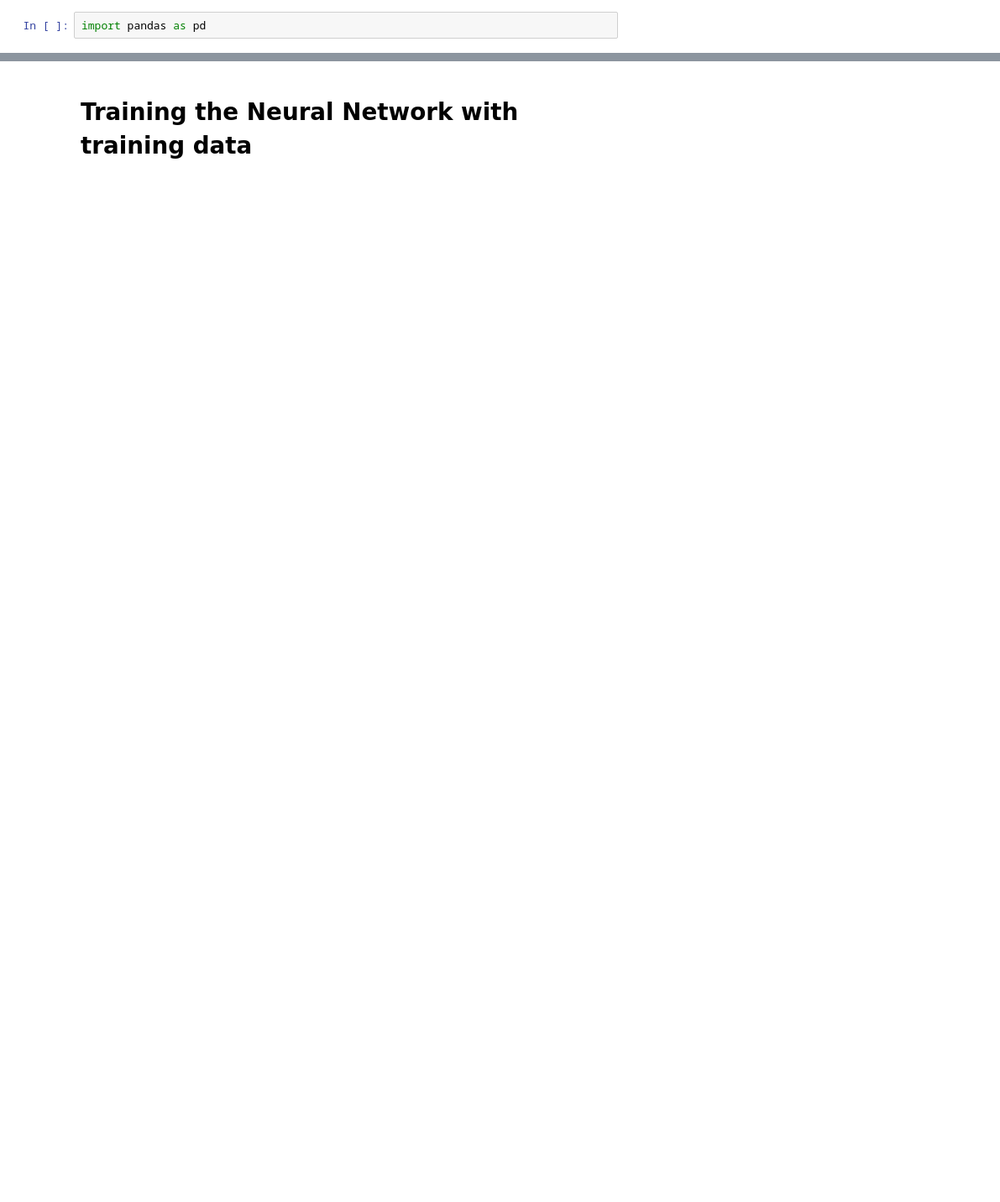
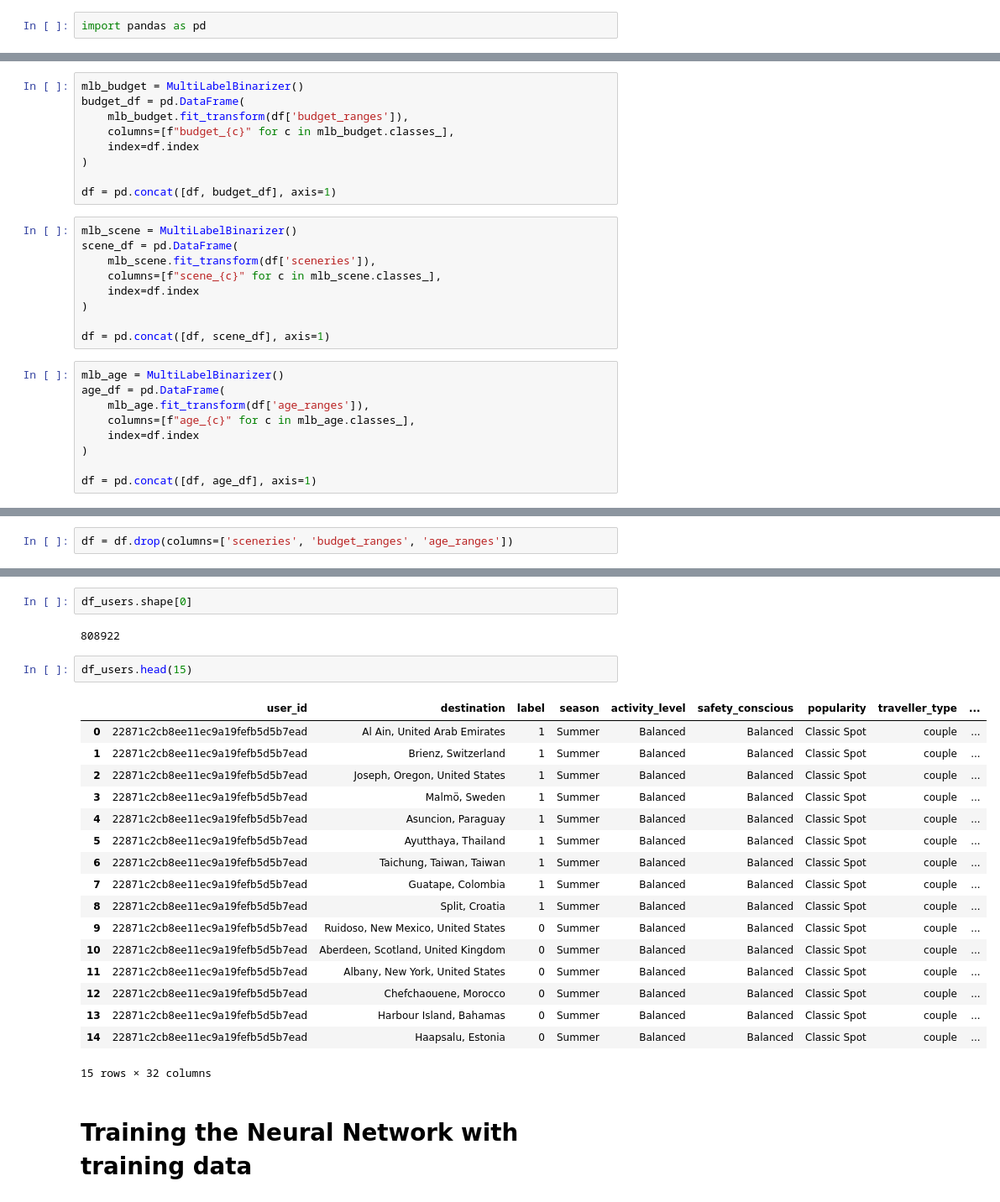
Before and after one commit to tijanatoskovic/Travel-Recommendation, a Jupyter notebook: nn/neural_network.ipynb, the cells around one changed output, grey strips where cells are left out. Shown at 84% size. Cells and saved outputs as stored; diff of their text form; blank space fills up the shorter version.

```diff
--- a/nn/neural_network.ipynb
+++ b/nn/neural_network.ipynb
@@ -43,0 +142,27 @@ destinations["popularity"]
+# %%
+mlb_budget = MultiLabelBinarizer()
+budget_df = pd.DataFrame(
+    mlb_budget.fit_transform(df['budget_ranges']),
+    columns=[f"budget_{c}" for c in mlb_budget.classes_],
+    index=df.index
+)
+
+df = pd.concat([df, budget_df], axis=1)
+# %%
+mlb_scene = MultiLabelBinarizer()
+scene_df = pd.DataFrame(
+    mlb_scene.fit_transform(df['sceneries']),
+    columns=[f"scene_{c}" for c in mlb_scene.classes_],
+    index=df.index
+)
+
+df = pd.concat([df, scene_df], axis=1)
+# %%
+mlb_age = MultiLabelBinarizer()
+age_df = pd.DataFrame(
+    mlb_age.fit_transform(df['age_ranges']),
+    columns=[f"age_{c}" for c in mlb_age.classes_],
+    index=df.index
+)
+
+df = pd.concat([df, age_df], axis=1)
@@ -43,0 +183,2 @@ destinations["popularity"]
+# %%
+df = df.drop(columns=['sceneries', 'budget_ranges', 'age_ranges'])
@@ -44,2 +258,26 @@ destinations["popularity"]
+# %%
+df_users.shape[0]
+# %% [output]
+808922
+# %%
+df_users.head(15)
+# %% [output]
+|  | user_id | destination | label | season | activity_level | safety_conscious | popularity | traveller_type | ... |
+| 0 | 22871c2cb8ee11ec9a19fefb5d5b7ead | Al Ain, United Arab Emirates | 1 | Summer | Balanced | Balanced | Classic Spot | couple | ... |
+| 1 | 22871c2cb8ee11ec9a19fefb5d5b7ead | Brienz, Switzerland | 1 | Summer | Balanced | Balanced | Classic Spot | couple | ... |
+| 2 | 22871c2cb8ee11ec9a19fefb5d5b7ead | Joseph, Oregon, United States | 1 | Summer | Balanced | Balanced | Classic Spot | couple | ... |
+| 3 | 22871c2cb8ee11ec9a19fefb5d5b7ead | Malmö, Sweden | 1 | Summer | Balanced | Balanced | Classic Spot | couple | ... |
+| 4 | 22871c2cb8ee11ec9a19fefb5d5b7ead | Asuncion, Paraguay | 1 | Summer | Balanced | Balanced | Classic Spot | couple | ... |
+| 5 | 22871c2cb8ee11ec9a19fefb5d5b7ead | Ayutthaya, Thailand | 1 | Summer | Balanced | Balanced | Classic Spot | couple | ... |
+| 6 | 22871c2cb8ee11ec9a19fefb5d5b7ead | Taichung, Taiwan, Taiwan | 1 | Summer | Balanced | Balanced | Classic Spot | couple | ... |
+| 7 | 22871c2cb8ee11ec9a19fefb5d5b7ead | Guatape, Colombia | 1 | Summer | Balanced | Balanced | Classic Spot | couple | ... |
+| 8 | 22871c2cb8ee11ec9a19fefb5d5b7ead | Split, Croatia | 1 | Summer | Balanced | Balanced | Classic Spot | couple | ... |
+| 9 | 22871c2cb8ee11ec9a19fefb5d5b7ead | Ruidoso, New Mexico, United States | 0 | Summer | Balanced | Balanced | Classic Spot | couple | ... |
+| 10 | 22871c2cb8ee11ec9a19fefb5d5b7ead | Aberdeen, Scotland, United Kingdom | 0 | Summer | Balanced | Balanced | Classic Spot | couple | ... |
+| 11 | 22871c2cb8ee11ec9a19fefb5d5b7ead | Albany, New York, United States | 0 | Summer | Balanced | Balanced | Classic Spot | couple | ... |
+| 12 | 22871c2cb8ee11ec9a19fefb5d5b7ead | Chefchaouene, Morocco | 0 | Summer | Balanced | Balanced | Classic Spot | couple | ... |
+| 13 | 22871c2cb8ee11ec9a19fefb5d5b7ead | Harbour Island, Bahamas | 0 | Summer | Balanced | Balanced | Classic Spot | couple | ... |
+| 14 | 22871c2cb8ee11ec9a19fefb5d5b7ead | Haapsalu, Estonia | 0 | Summer | Balanced | Balanced | Classic Spot | couple | ... |
+15 rows × 32 columns
 # %% [markdown]
 # Training the Neural Network with training data
```
Also changed, not shown: parts of 59 cells of this notebook, 2 other files.
